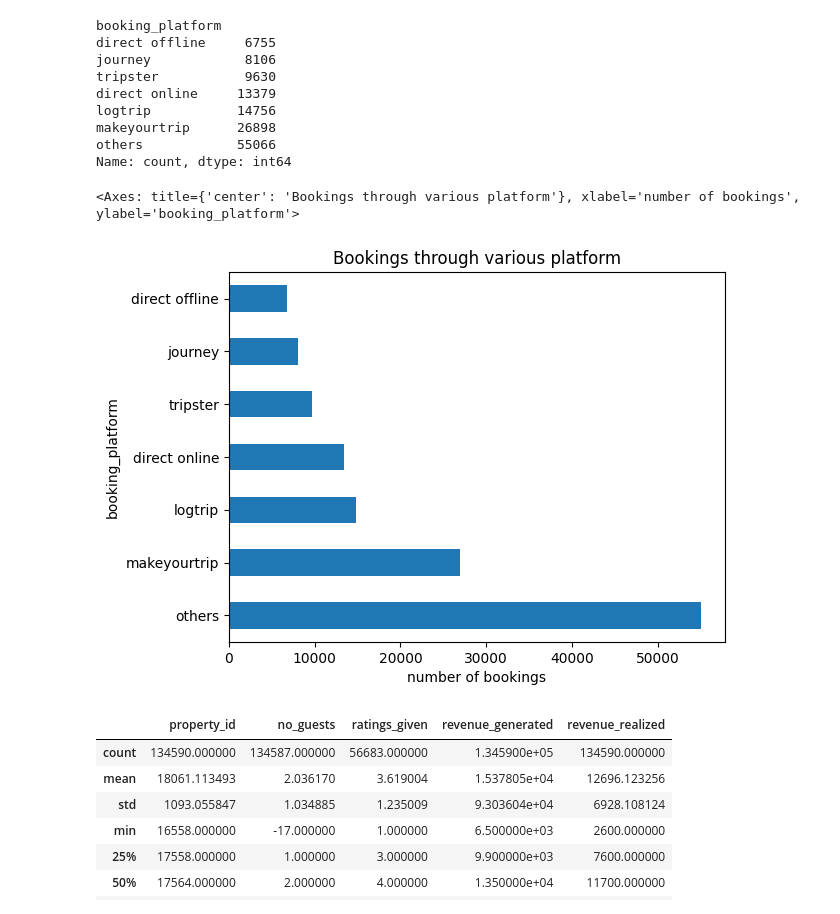
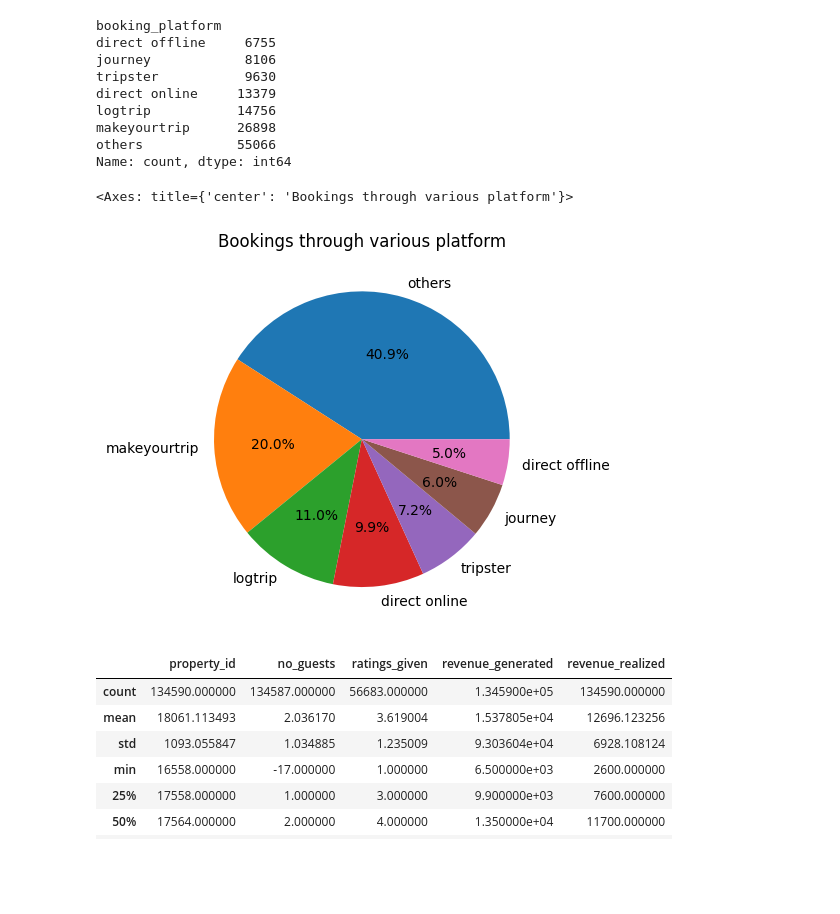
Before and after one commit to kaustubhpawarpradeep/Resume_projects, a Jupyter notebook: Project hotel data analysis .ipynb, the cells around one changed output. Cells and saved outputs as stored; diff of their text form; code cells hidden in the pictures; blank space fills up the shorter version.

```diff
--- a/Project hotel data analysis .ipynb
+++ b/Project hotel data analysis .ipynb
@@ -60,10 +60,10 @@ makeyourtrip      26898
 others            55066
 Name: count, dtype: int64
 # %%
-df_bookings.booking_platform.value_counts().plot(kind="barh",xlabel="number of bookings",title="Bookings through various platform")
+df_bookings.booking_platform.value_counts().plot(kind="pie",ylabel="",title="Bookings through various platform",autopct='%1.1f%%')
 # %% [output]
-<Axes: title={'center': 'Bookings through various platform'}, xlabel='number of bookings', ylabel='booking_platform'>
+<Axes: title={'center': 'Bookings through various platform'}>
-[figure, old version]
+[figure, new version]
 # %%
 df_bookings.describe()
 # %% [output]
```
Also changed, not shown: parts of 63 cells of this notebook.
